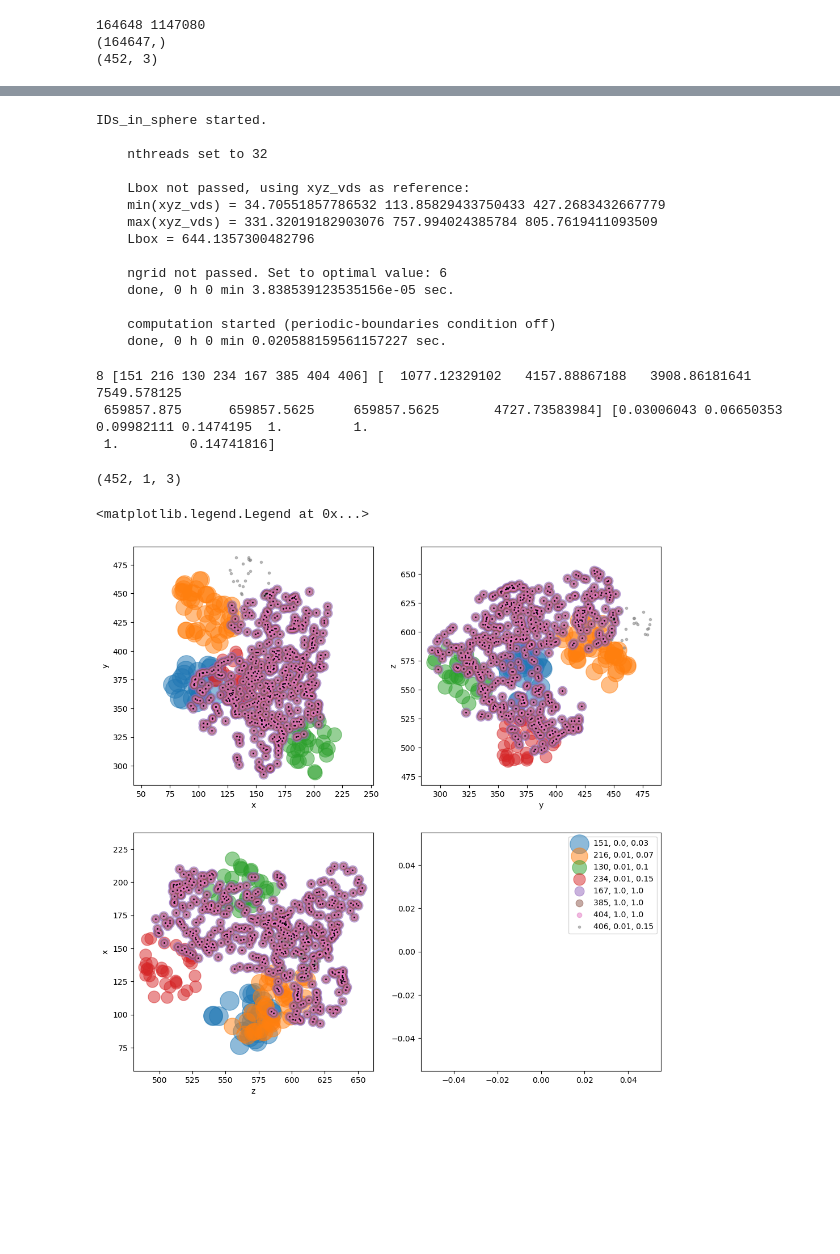
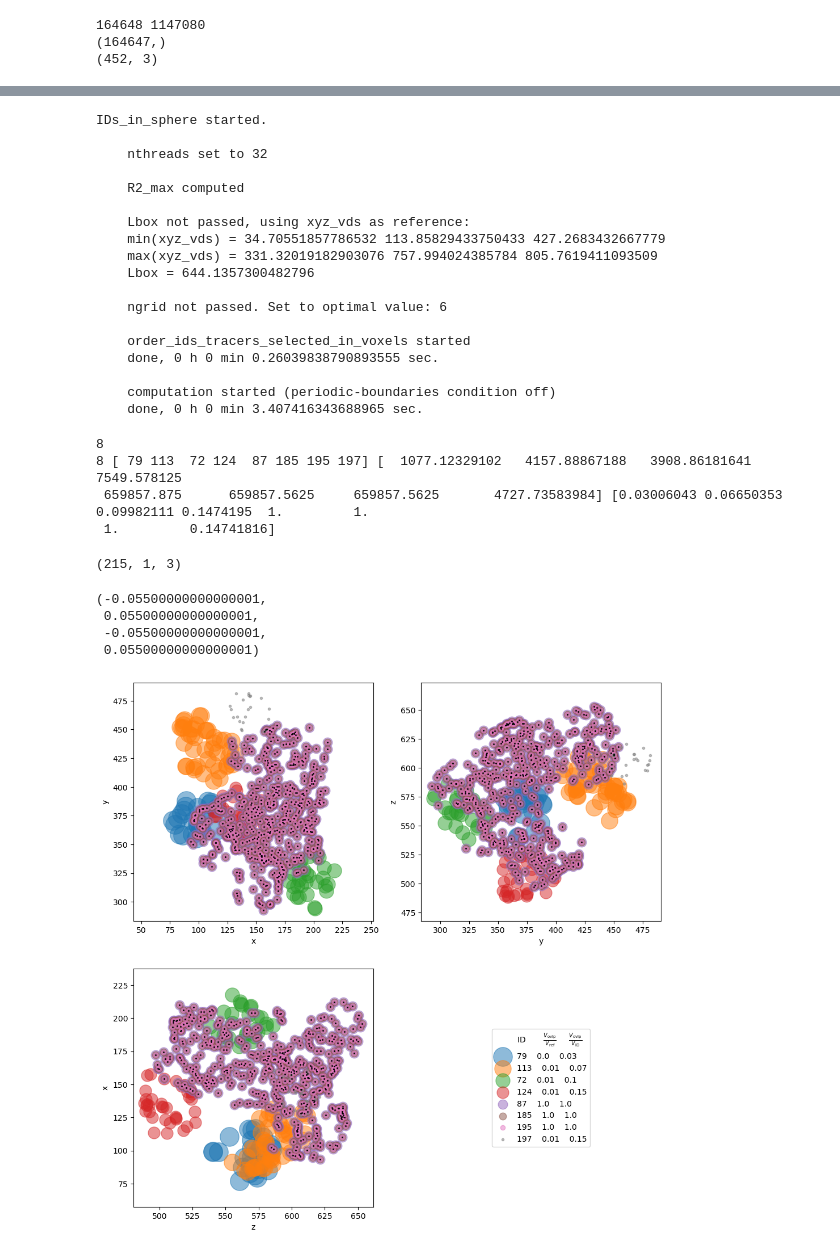
Before and after one commit to Giovanni-Verza/Voronoi_postprocess, a Jupyter notebook: example/example.ipynb, the cells around one changed output, grey strips where cells are left out. Cells and saved outputs as stored; diff of their text form; code cells hidden in the pictures; blank space fills up the shorter version.

```diff
--- a/example/example.ipynb
+++ b/example/example.ipynb
@@ -28,7 +28,7 @@ print(ids_voro.shape)
 Ntot_part = ids_voro.shape[0]
 
 barycenter,radius,redshift_vds,voidID,RA,DEC,coreID,core_dens,core_pos,RAcore,DECcore,redshift_core = vide_voids_cat(vide_out,fullName,
-    values_out=['barycenter','radius','redshift','voidID','RA','DEC','coreID','core_dens','core_pos','RAcore','DECcore','redshift_core'])
+    values_out=['barycenter','radius','redshift','voidID','RA','DEC','core_ID','core_dens','core_pos','RAcore','DECcore','redshift_core'],as_dict=False)
 print(barycenter.shape)
 # %% [output]
 164648 1147080
@@ -73,8 +75,9 @@ threshold = [0.3]
 ID_core_arr = np.array([ID_core])
 print(coreID.shape)
 #IDthresholds = np.zeros(Ntot_part,dtype=np.int_)
-ID_voro_dict, Xcm, Vol_interp, Ncells_in_void, ell_eigenvalues, ell_eigenvectors = voronoi_threshold(threshold,coreID,neighbor_ptr,neighbor_ids,VoroXYZ,VoroVol,zDens,nthreads=-1,verbose=True)
+selected_vsd, ID_voro_dict, Xcm, Vol_interp, Ncells_in_void, ell_eigenvalues, ell_eigenvectors = voronoi_threshold(threshold,coreID,neighbor_ptr,neighbor_ids,VoroXYZ,VoroVol,zDens,nthreads=-1,verbose=True)
 print(Xcm.shape)
+print(selected_vsd)
 # %% [output]
 (452,)
 
@@ -87,5 +122,7 @@ print(Xcm.shape)
 # %%
 iv_test = (np.arange(coreID.shape[0])[coreID == 29625])[0]
+iv = np.arange(selected_vsd.shape[0])[selected_vsd == iv][0]
+print('new iv:',iv)
 print(VoroVol[coreID[iv_test]])
 print(ID_voro_dict[0].shape)
 print(ID_voro_dict[iv][:int(Ncells_in_void[iv]+1)].shape)
@@ -102,7 +140,8 @@ print(Xcm.shape)
 Xcm_interp = Xcm[iv,0,:]
 IDthresholds = ID_voro_dict[iv][:int(Ncells_in_void[iv,0]+1)]
 asd = voro_in_vide_voids(vide_out,fullName)
-Unique_IDS = asd.get_voro_from_uniqueID(voidID[iv])
+vide_id = selected_vsd[iv]
+Unique_IDS = asd.get_voro_from_uniqueID(voidID[vide_id])
 print(np.array(Unique_IDS).shape)
 fig = plt.figure(figsize=(8,8))
 ax = dict()
@@ -112,8 +151,8 @@ for i in range(3):
     ax[i].scatter(VoroXYZ[Unique_IDS,i%3],VoroXYZ[Unique_IDS,(i+1)%3],s=9)
     ax[i].scatter(VoroXYZ[IDthresholds,i%3],VoroXYZ[IDthresholds,(i+1)%3],s=3)
     ax[i].scatter(Xcm_interp[i%3],Xcm_interp[(i+1)%3],c='k')
-    ax[i].scatter(core_pos[iv,i%3],core_pos[iv,(i+1)%3],c='r',)
-    ax[i].scatter(barycenter[iv,i%3],barycenter[iv,(i+1)%3],c='m')
+    ax[i].scatter(core_pos[vide_id,i%3],core_pos[vide_id,(i+1)%3],c='r',)
+    ax[i].scatter(barycenter[vide_id,i%3],barycenter[vide_id,(i+1)%3],c='m')
     ax[i].axis('equal')
     ax[i].set_xlabel(['x','y','z'][i%3])
     ax[i].set_ylabel(['x','y','z'][(i+1)%3])
@@ -139,6 +178,8 @@ ids_ovlp, Vol_ovlp, Vol_ovlp_frac, num_ovlps = overlapping_fraction(Xcm[:,0,:],
 IDs_in_sphere started.
 
     nthreads set to 32
+
+    R2_max computed
 
     Lbox not passed, using xyz_vds as reference:
     min(xyz_vds) = 34.70551857786532 113.85829433750433 427.2683432667779
@@ -146,16 +187,19 @@ IDs_in_sphere started.
     Lbox = 644.1357300482796
 
     ngrid not passed. Set to optimal value: 6
-    done, 0 h 0 min 3.838539123535156e-05 sec.
+
+    order_ids_tracers_selected_in_voxels started
+    done, 0 h 0 min 0.26039838790893555 sec.
 
     computation started (periodic-boundaries condition off)
-    done, 0 h 0 min 0.020588159561157227 sec.
+    done, 0 h 0 min 3.407416343688965 sec.
 # %%
 #id_ovlp = np.arange(num_ovlps.shape[0])[num_ovlps>0]
-#print(num_ovlps[id_ovlp])
+print(np.max(num_ovlps))
 print(num_ovlps[iv],ids_ovlp[iv,:num_ovlps[iv]],Vol_ovlp[iv,:num_ovlps[iv]],Vol_ovlp_frac[iv,:num_ovlps[iv]])
 # %% [output]
-8 [151 216 130 234 167 385 404 406] [  1077.12329102   4157.88867188   3908.86181641   7549.578125
+8
+8 [ 79 113  72 124  87 185 195 197] [  1077.12329102   4157.88867188   3908.86181641   7549.578125
  659857.875      659857.5625     659857.5625       4727.73583984] [0.03006043 0.06650353 0.09982111 0.1474195  1.         1.
  1.         0.14741816]
 # %%
@@ -169,38 +213,43 @@ ax = dict()
 for i in range(4):
     ax[i] = plt.subplot2grid((2,2), (int(i/2),i%2), rowspan=1, colspan=1)
 progr = 0
 for id in ids_ovlp[iv,:num_ovlps[iv]]:
     Xcm_interp = Xcm[id,0,:]
     IDthresholds = ID_voro_dict[id][:int(Ncells_in_void[id,0]+1)]
 
     for i in range(3):
         ax[i].scatter(VoroXYZ[IDthresholds,i%3],VoroXYZ[IDthresholds,(i+1)%3],s=(3*(num_ovlps[iv] - progr))**2,alpha=0.5)
             #ax[i].scatter(Xcm_interp[i%3],Xcm_interp[(i+1)%3])
         #ax[i].scatter(core_pos[iv,i%3],core_pos[iv,(i+1)%3],c='r',)
         #ax[i].scatter(barycenter[iv,i%3],barycenter[iv,(i+1)%3],c='m')
         ax[i].axis('equal')
         ax[i].set_xlabel(['x','y','z'][i%3])
         ax[i].set_ylabel(['x','y','z'][(i+1)%3])
     Ncells_loop = int(Ncells_in_void[id,0]) + int(round(Ncells_in_void[id,0]%1))
     Vol_tot_id = np.sum(VoroVol[ID_voro_dict[id][:Ncells_loop]])
     #print(Vol_ovlp[iv,progr],Vol_ovlp[iv,:8],Vol_tot_id,Vol_tot_id)
-    ax[3].scatter([np.nan],[np.nan],s=(3*(num_ovlps[iv] - progr))**2,alpha=0.5,label=str(id)+', '+str(round(Vol_ovlp[iv,progr]/Vol_tot_ref,2))+', '+str(round(Vol_ovlp[iv,progr]/Vol_tot_id,2)))
+    ax[3].scatter([np.nan],[np.nan],s=(3*(num_ovlps[iv] - progr))**2,alpha=0.5,label=str(id)+'    '+str(round(Vol_ovlp[iv,progr]/Vol_tot_ref,2))+
+                  '    '+str(round(Vol_ovlp[iv,progr]/Vol_tot_id,2)))
     progr +=1
 Xcm_interp = Xcm[iv,0,:]
 IDthresholds = ID_voro_dict[iv][:int(Ncells_in_void[iv,0]+1)]
 for i in range(3):
     ax[i].scatter(VoroXYZ[IDthresholds,i%3],VoroXYZ[IDthresholds,(i+1)%3],s=1,c='k')
         #ax[i].scatter(Xcm_interp[i%3],Xcm_interp[(i+1)%3])
     #ax[i].scatter(core_pos[iv,i%3],core_pos[iv,(i+1)%3],c='r',)
     #ax[i].scatter(barycenter[iv,i%3],barycenter[iv,(i+1)%3],c='m')
     ax[i].axis('equal')
     ax[i].set_xlabel(['x','y','z'][i%3])
     ax[i].set_ylabel(['x','y','z'][(i+1)%3])
-ax[3].legend()
+ax[3].legend(loc='center',title='       ID       $\\frac{V_{\\rm ovlp}}{V_{\\rm ref}}$     $\\frac{V_{\\rm ovlp}}{V_{\\rm ID}}$')
+ax[3].axis('off')
 # %% [output]
-(452, 1, 3)
+(215, 1, 3)
-<matplotlib.legend.Legend at 0x...>
+(-0.05500000000000001,
+ 0.05500000000000001,
+ -0.05500000000000001,
+ 0.05500000000000001)
-[figure, old version]
+[figure, new version]
 # %%
 id_selected = np.arange(Vol_interp.shape[0])[Vol_interp[:,0] > 0]
 
```
Also changed, not shown: parts of 10 cells of this notebook, 6 other files.
